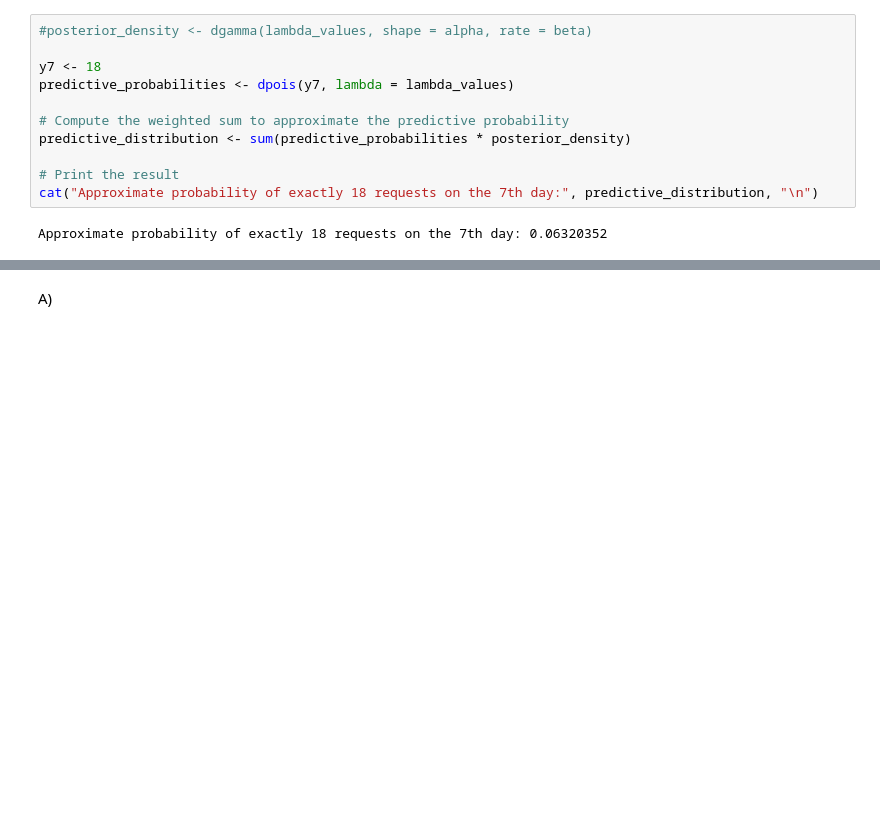
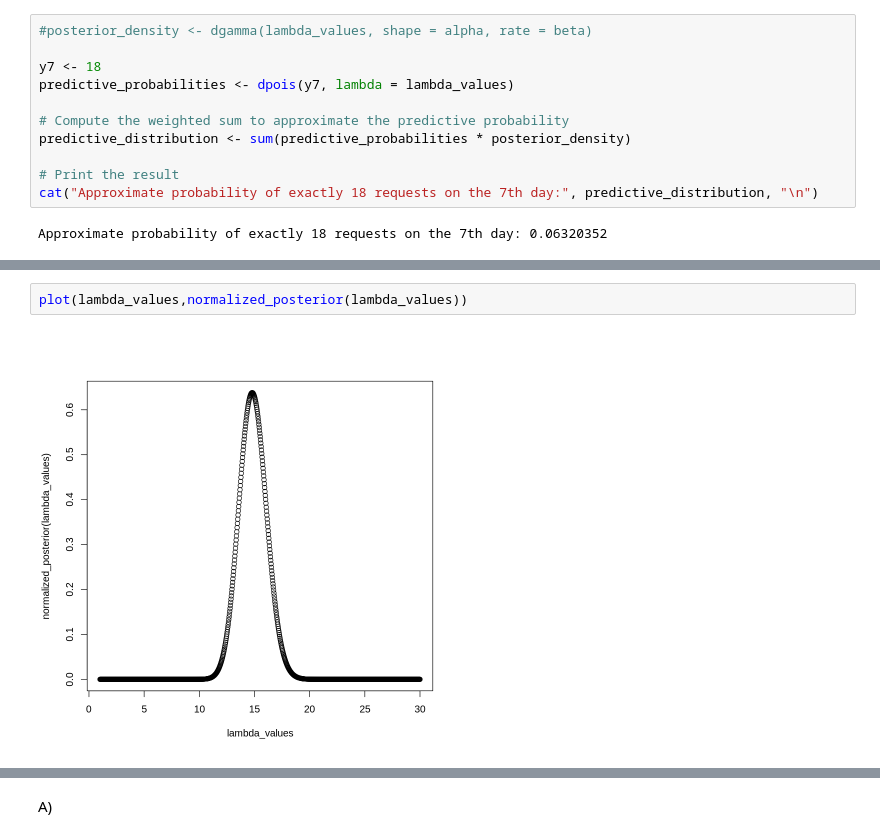
Before and after one commit to focccus/MVE550-Stochastic-processes, a Jupyter notebook: A1/assignment1.ipynb, the cells around one changed output, grey strips where cells are left out. Saved outputs shown, nothing was run; the diff lists cells and outputs as text; blank space fills up the shorter version.

```diff
--- a/A1/assignment1.ipynb
+++ b/A1/assignment1.ipynb
@@ -128,0 +252,4 @@ Approximate probability of exactly 18 requests on the 7th day: 0.06320352
+# %%
+plot(lambda_values,normalized_posterior(lambda_values))
+# %% [output]
+[figure, added]
```
Also changed, not shown: parts of 16 cells of this notebook.
